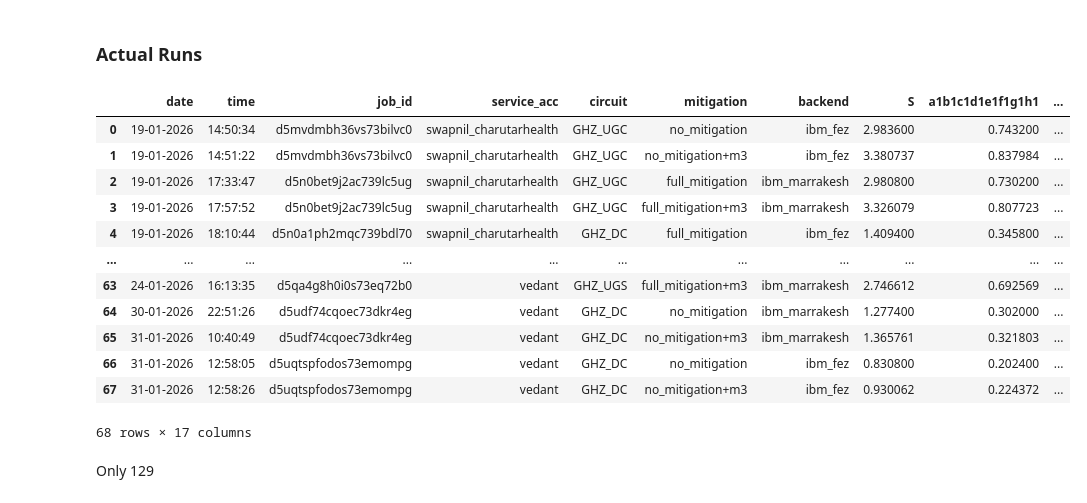
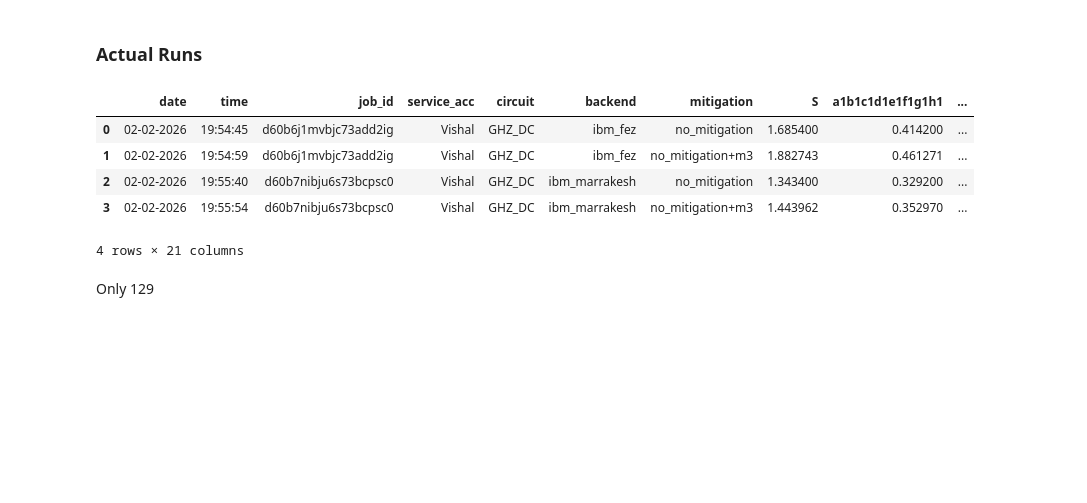
Before and after one commit to Shreyansh9878/8-Qubit-Bell-Inequality, a Jupyter notebook: 8Qubit_GHZ.ipynb, the cells around one changed output. Cells and saved outputs as stored; diff of their text form; code cells hidden in the pictures; blank space fills up the shorter version.

```diff
--- a/8Qubit_GHZ.ipynb
+++ b/8Qubit_GHZ.ipynb
@@ -1148,20 +1719,13 @@ Store Data
 # %% [markdown]
 ### Actual Runs
 # %%
-run_data = pd.read_csv(r"results\Run_data.csv")
+run_data = pd.read_csv(r"results\Run_data_new.csv")
 display(run_data)
 # %% [output]
-|  | date | time | job_id | service_acc | circuit | mitigation | backend | S | a1b1c1d1e1f1g1h1 | ... |
-| 0 | 19-01-2026 | 14:50:34 | d5mvdmbh36vs73bilvc0 | swapnil_charutarhealth | GHZ_UGC | no_mitigation | ibm_fez | 2.983600 | 0.743200 | ... |
-| 1 | 19-01-2026 | 14:51:22 | d5mvdmbh36vs73bilvc0 | swapnil_charutarhealth | GHZ_UGC | no_mitigation+m3 | ibm_fez | 3.380737 | 0.837984 | ... |
-| 2 | 19-01-2026 | 17:33:47 | d5n0bet9j2ac739lc5ug | swapnil_charutarhealth | GHZ_UGC | full_mitigation | ibm_marrakesh | 2.980800 | 0.730200 | ... |
-| 3 | 19-01-2026 | 17:57:52 | d5n0bet9j2ac739lc5ug | swapnil_charutarhealth | GHZ_UGC | full_mitigation+m3 | ibm_marrakesh | 3.326079 | 0.807723 | ... |
-| 4 | 19-01-2026 | 18:10:44 | d5n0a1ph2mqc739bdl70 | swapnil_charutarhealth | GHZ_DC | full_mitigation | ibm_fez | 1.409400 | 0.345800 | ... |
-| ... | ... | ... | ... | ... | ... | ... | ... | ... | ... | ... |
-| 63 | 24-01-2026 | 16:13:35 | d5qa4g8h0i0s73eq72b0 | vedant | GHZ_UGS | full_mitigation+m3 | ibm_marrakesh | 2.746612 | 0.692569 | ... |
-| 64 | 30-01-2026 | 22:51:26 | d5udf74cqoec73dkr4eg | vedant | GHZ_DC | no_mitigation | ibm_marrakesh | 1.277400 | 0.302000 | ... |
-| 65 | 31-01-2026 | 10:40:49 | d5udf74cqoec73dkr4eg | vedant | GHZ_DC | no_mitigation+m3 | ibm_marrakesh | 1.365761 | 0.321803 | ... |
-| 66 | 31-01-2026 | 12:58:05 | d5uqtspfodos73emompg | vedant | GHZ_DC | no_mitigation | ibm_fez | 0.830800 | 0.202400 | ... |
-| 67 | 31-01-2026 | 12:58:26 | d5uqtspfodos73emompg | vedant | GHZ_DC | no_mitigation+m3 | ibm_fez | 0.930062 | 0.224372 | ... |
+|  | date | time | job_id | service_acc | circuit | backend | mitigation | S | a1b1c1d1e1f1g1h1 | ... |
+| 0 | 02-02-2026 | 19:54:45 | d60b6j1mvbjc73add2ig | Vishal | GHZ_DC | ibm_fez | no_mitigation | 1.685400 | 0.414200 | ... |
+| 1 | 02-02-2026 | 19:54:59 | d60b6j1mvbjc73add2ig | Vishal | GHZ_DC | ibm_fez | no_mitigation+m3 | 1.882743 | 0.461271 | ... |
+| 2 | 02-02-2026 | 19:55:40 | d60b7nibju6s73bcpsc0 | Vishal | GHZ_DC | ibm_marrakesh | no_mitigation | 1.343400 | 0.329200 | ... |
+| 3 | 02-02-2026 | 19:55:54 | d60b7nibju6s73bcpsc0 | Vishal | GHZ_DC | ibm_marrakesh | no_mitigation+m3 | 1.443962 | 0.352970 | ... |
-68 rows × 17 columns
+4 rows × 21 columns
 # %%
```
Also changed, not shown: parts of 8 cells of this notebook, 7 other files.
